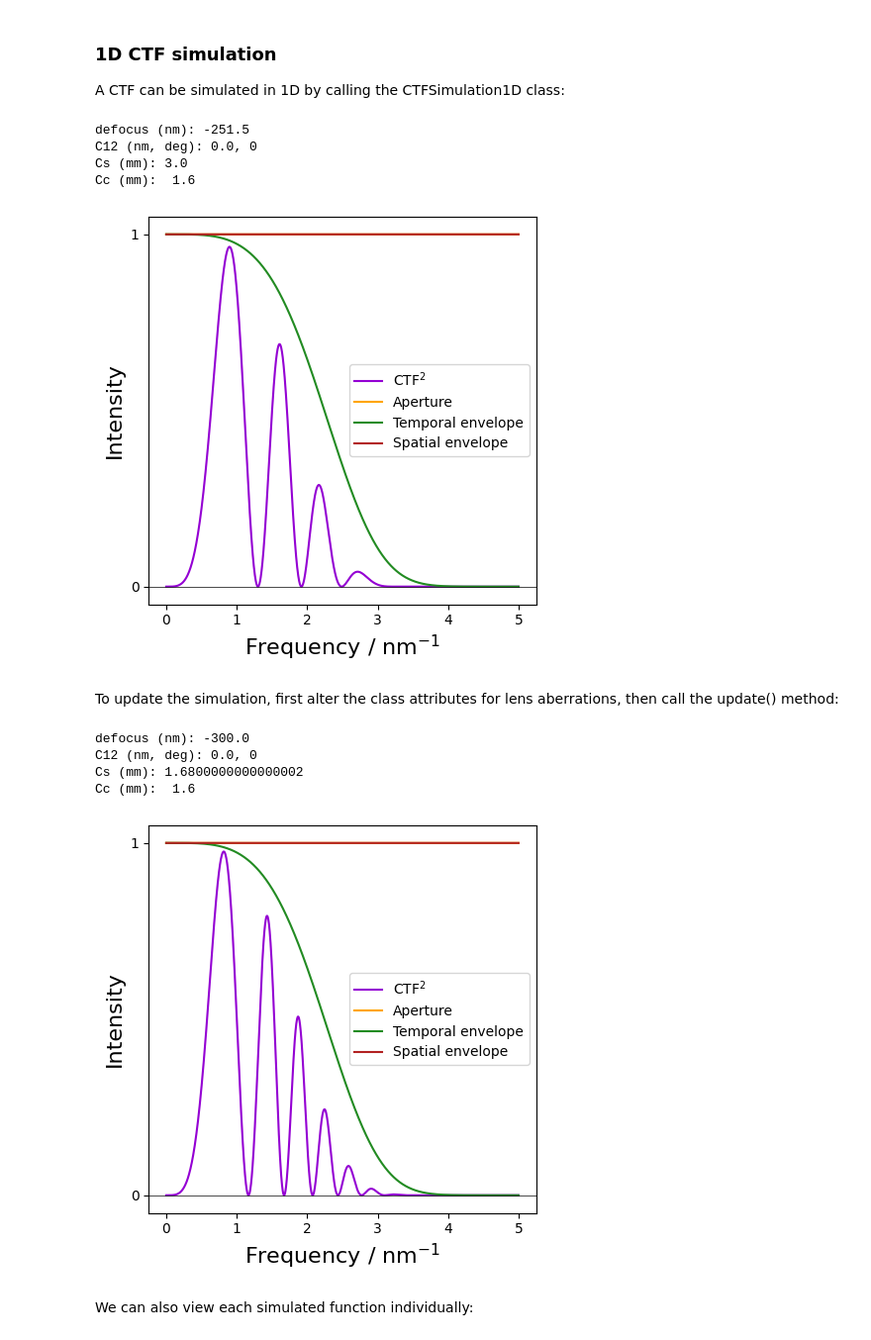
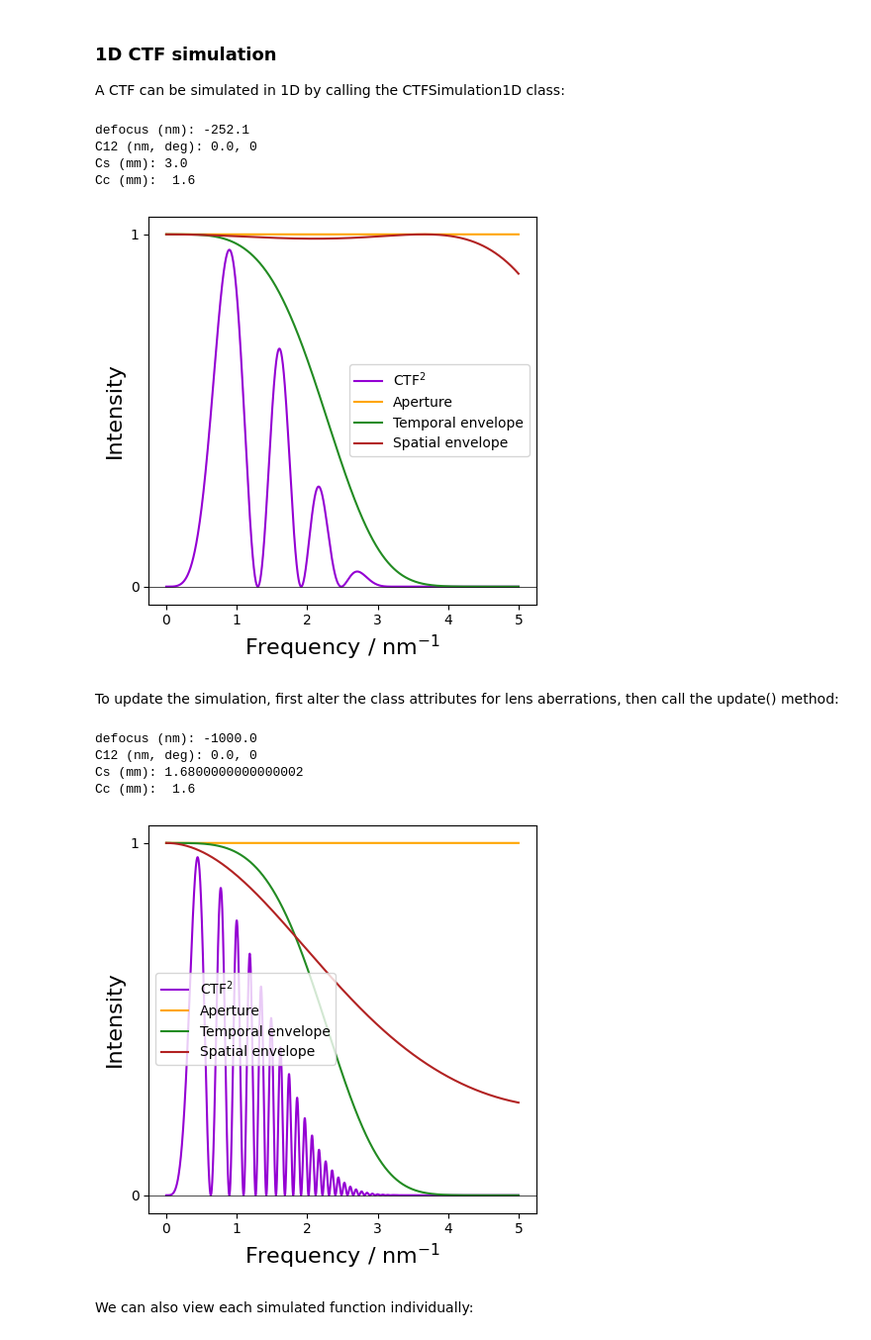
Before and after one commit to benweare/pyCTF, a Jupyter notebook: pyCTF_examples.ipynb, the cells around one changed output. Shown at 99% size. Drawn from its saved outputs; the diff is of its cells as text; code cells hidden in the pictures.

```diff
--- a/pyCTF_examples.ipynb
+++ b/pyCTF_examples.ipynb
@@ -55,30 +57,31 @@ from pyCTF.simulation import CTFSimulation1D
 CTF = CTFSimulation1D( 5.0,
                        int(2000),
                        200,
-                       -251.5,
-                       Cs = 3.0)
+                       -252.1,
+                       Cs = 3.0,
+                       beta = 0.1)
 CTF.plot_ctf()
 CTF.print_aberrations()
 # %% [output]
-defocus (nm): -251.5
+defocus (nm): -252.1
 C12 (nm, deg): 0.0, 0
 Cs (mm): 3.0
 Cc (mm):  1.6
-[figure, old version]
+[figure, new version]
 # %% [markdown]
 To update the simulation, first alter the class attributes for lens aberrations, then call the update() method:
 # %%
 CTF.Cs = 1.68e-3
-CTF.defocus = -300e-9
+CTF.defocus = -1000e-9
 CTF.update()
 CTF.plot_ctf()
 CTF.print_aberrations()
 # %% [output]
-defocus (nm): -300.0
+defocus (nm): -1000.0
 C12 (nm, deg): 0.0, 0
 Cs (mm): 1.6800000000000002
 Cc (mm):  1.6
-[figure, old version]
+[figure, new version]
 # %% [markdown]
 We can also view each simulated function individually:
 # %%
```
Also changed, not shown: parts of 3 cells of this notebook, 1 other file.
